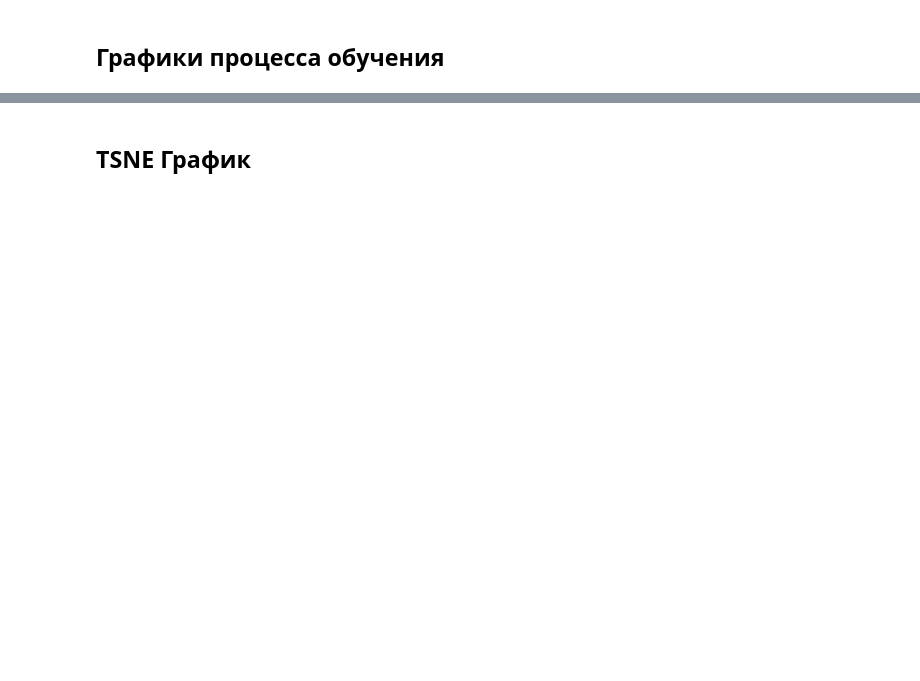
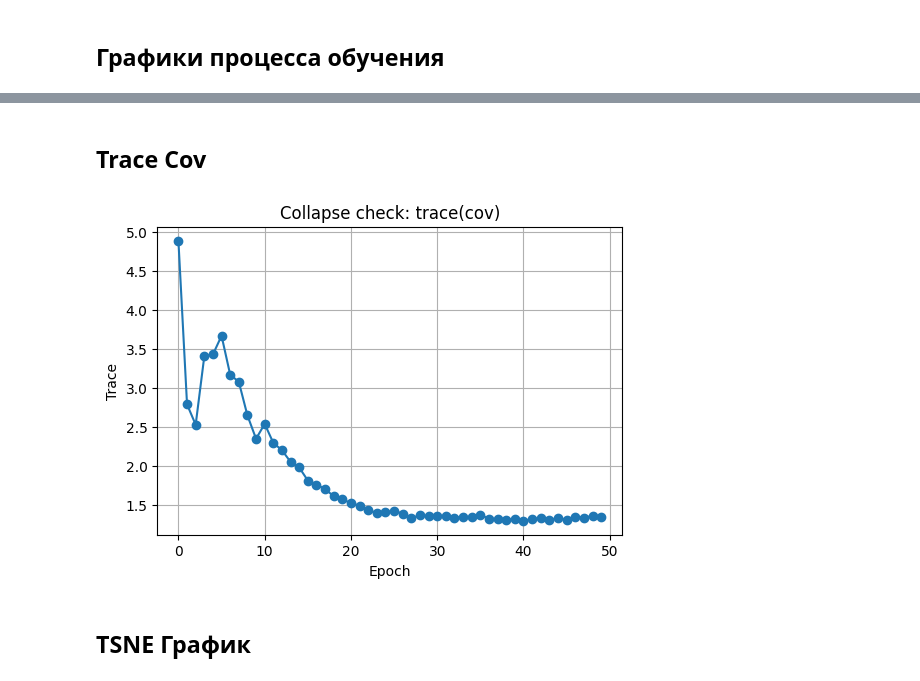
Before and after one commit to andreymokriev/MiniBYOL, a Jupyter notebook: MiniBYOL.ipynb, the cells around one changed output, grey strips where cells are left out. Drawn from its saved outputs; the diff is of its cells as text; code cells hidden in the pictures; blank space fills up the shorter version.

Commit message:
Добавлена функция sweep_tau для проведения эксперимента по нескольким сидам, для цикла обучения добавлено логирование коллапс чека (trace(cov)) и вывод его графика

```diff
--- a/MiniBYOL.ipynb
+++ b/MiniBYOL.ipynb
@@ -336,3 +398,15 @@ plt.show()
+# %% [markdown]
+## Trace Cov
+# %%
+plt.figure(figsize=(6,4))
+plt.plot(trace_list, marker='o')
+plt.title("Collapse check: trace(cov)")
+plt.xlabel("Epoch")
+plt.ylabel("Trace")
+plt.grid(True)
+plt.show()
+# %% [output]
+[figure, added]
 # %% [markdown]
 ## TSNE График
 # %%
```
Also changed, not shown: parts of 15 cells of this notebook, 3 other files.
